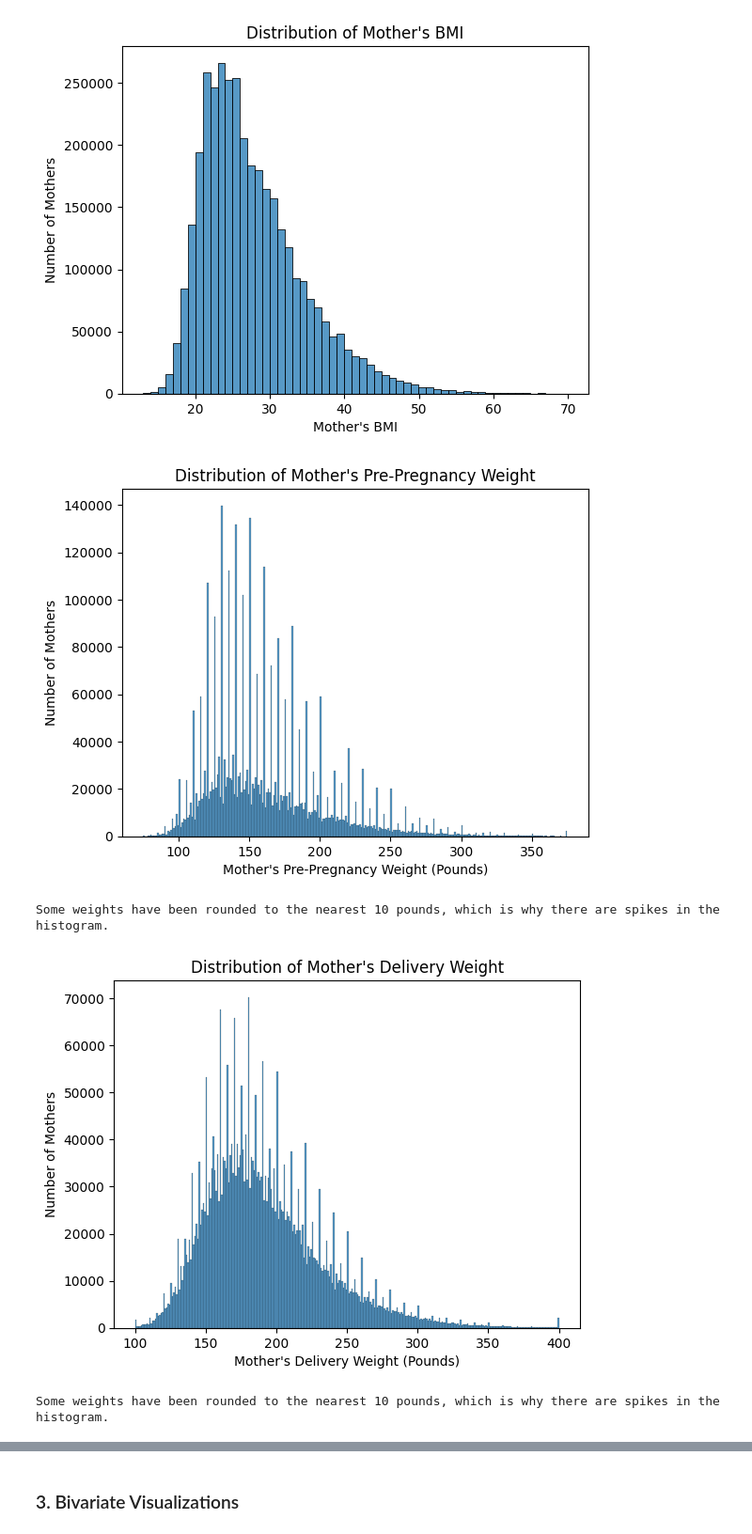
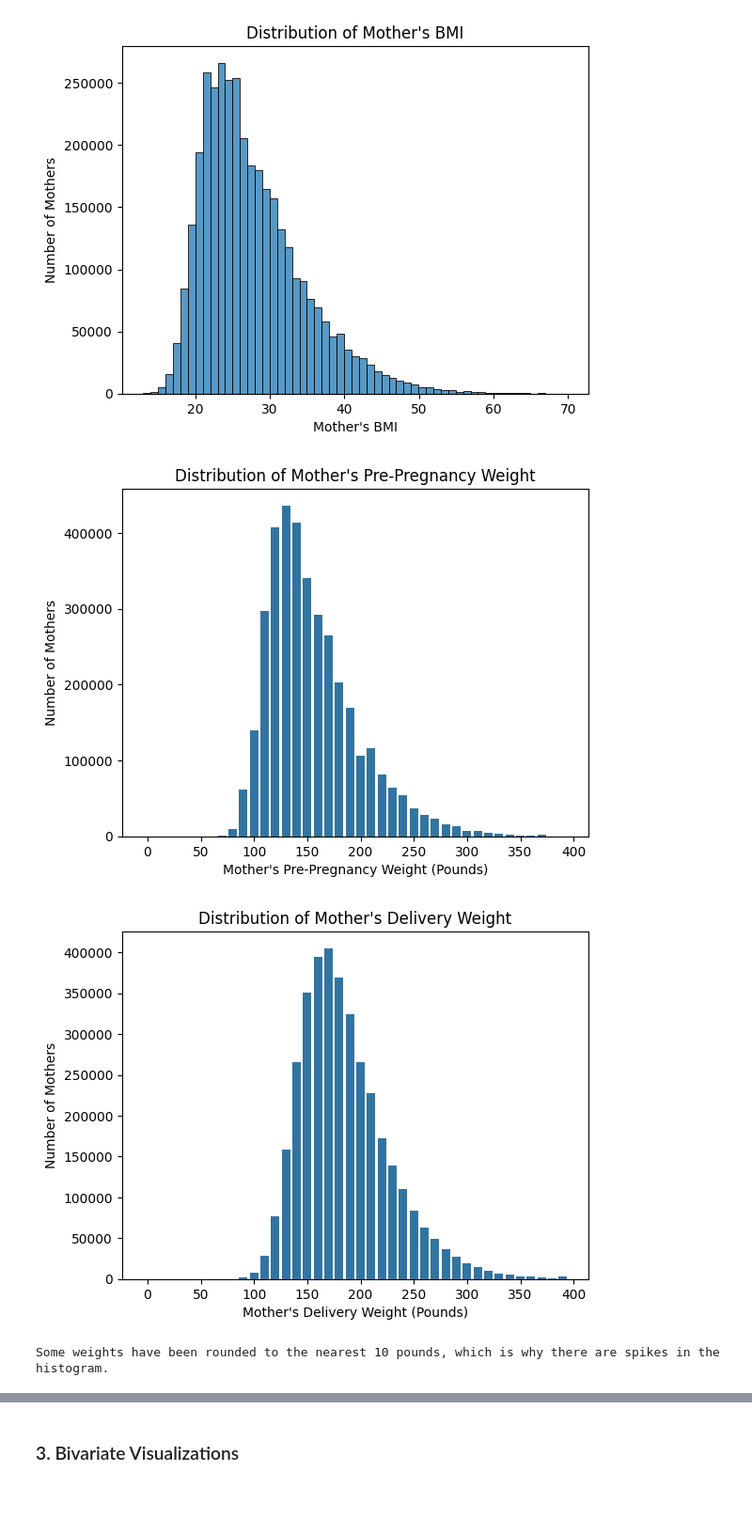
Before and after one commit to shroommu/natality-stats, a Jupyter notebook: dev/notebooks/exploratory/02_visualizations.ipynb, the cells around one changed output, grey strips where cells are left out. Shown at 94% size. Saved outputs shown, nothing was run; the diff lists cells and outputs as text; code cells hidden in the pictures; blank space fills up the shorter version.

Commit message:
refine some charts

```diff
--- a/dev/notebooks/exploratory/02_visualizations.ipynb
+++ b/dev/notebooks/exploratory/02_visualizations.ipynb
@@ -448,21 +448,20 @@ plt.show()
 # %% [output]
 [figure]
 # %%
-pre_pregnancy_weight_recode_value_counts = (
-    df["pre_pregnancy_weight_recode"].value_counts(sort=False).sort_index()
-)
-pre_pregnancy_weight_recode_value_counts = (
-    pre_pregnancy_weight_recode_value_counts.drop(999)
-)
+pre_pregnancy_weight_recode_value_counts = pd.cut(
+    df["pre_pregnancy_weight_recode"],
+    bins=range(0, 401, 10),
+    labels=np.arange(0, 400, 10),
+).value_counts(sort=False)
 
 pre_pregnancy_weight_recode_value_counts.to_json(
     "../../data/processed/json/pre_pregnancy_weight_recode.json"
 )
 
-pre_pregnancy_weight_recode_histogram_ax = sns.histplot(
-    x=pre_pregnancy_weight_recode_value_counts.index,
-    weights=pre_pregnancy_weight_recode_value_counts.values,
-    binwidth=1,
+pre_pregnancy_weight_recode_histogram_ax = sns.barplot(
+    x=pre_pregnancy_weight_recode_value_counts.index.astype(int),
+    y=pre_pregnancy_weight_recode_value_counts.values,
+    native_scale=True,
 )
 pre_pregnancy_weight_recode_histogram_ax.set_title(
     "Distribution of Mother's Pre-Pregnancy Weight"
@@ -471,40 +470,37 @@ pre_pregnancy_weight_recode_histogram_ax.set_xlabel(
     "Mother's Pre-Pregnancy Weight (Pounds)"
 )
 pre_pregnancy_weight_recode_histogram_ax.set_ylabel("Number of Mothers")
+pre_pregnancy_weight_recode_histogram_ax.set_xticks(
+    np.arange(0, 401, 50), labels=np.arange(0, 401, 50)
+)
 
 plt.show()
-print(
-    "Some weights have been rounded to the nearest 10 pounds, which is why there are spikes in the histogram."
-)
 # %% [output]
-[figure, old version]
+[figure, new version]
-Some weights have been rounded to the nearest 10 pounds, which is why there are spikes in the histogram.
 # %%
-delivery_weight_recode_value_counts = (
-    df["delivery_weight_recode"].value_counts(sort=False).sort_index()
-)
-delivery_weight_recode_value_counts = delivery_weight_recode_value_counts.drop(999)
+delivery_weight_recode_value_counts = pd.cut(
+    df["delivery_weight_recode"],
+    bins=range(0, 401, 10),
+    labels=np.arange(0, 400, 10),
+).value_counts(sort=False)
 
 delivery_weight_recode_value_counts.to_json(
     "../../data/processed/json/delivery_weight_recode.json"
 )
 
-delivery_weight_recode_histogram_ax = sns.histplot(
-    x=delivery_weight_recode_value_counts.index,
-    weights=delivery_weight_recode_value_counts.values,
-    binwidth=1,
+delivery_weight_recode_histogram_ax = sns.barplot(
+    x=delivery_weight_recode_value_counts.index.astype(int),
+    y=delivery_weight_recode_value_counts.values,
+    native_scale=True,
 )
 delivery_weight_recode_histogram_ax.set_title(
     "Distribution of Mother's Delivery Weight"
 )
 delivery_weight_recode_histogram_ax.set_xlabel("Mother's Delivery Weight (Pounds)")
 delivery_weight_recode_histogram_ax.set_ylabel("Number of Mothers")
 
 plt.show()
-print(
-    "Some weights have been rounded to the nearest 10 pounds, which is why there are spikes in the histogram."
-)
 # %% [output]
-[figure, old version]
+[figure, new version]
 Some weights have been rounded to the nearest 10 pounds, which is why there are spikes in the histogram.
 # %%
```
Also changed, not shown: parts of 5 cells of this notebook.
